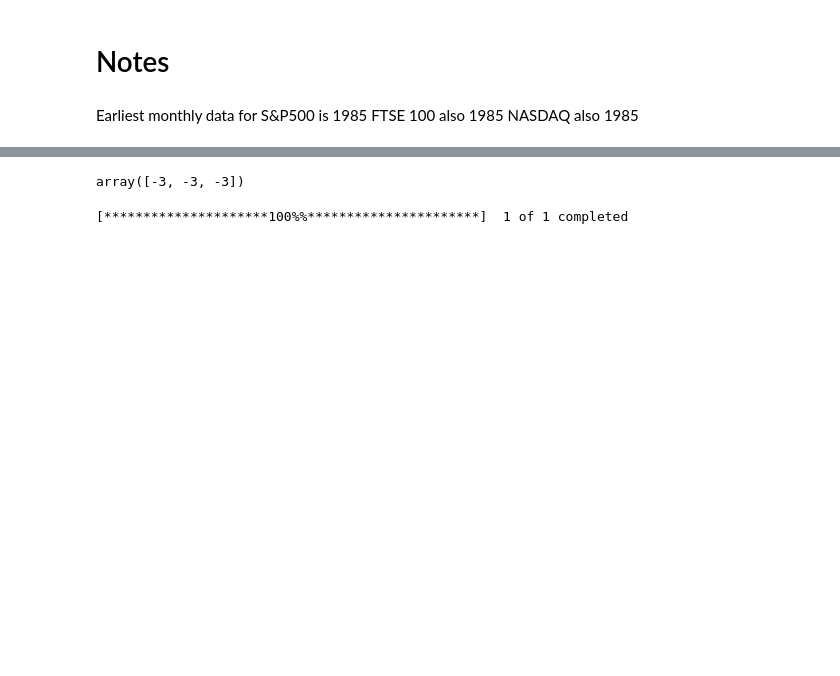
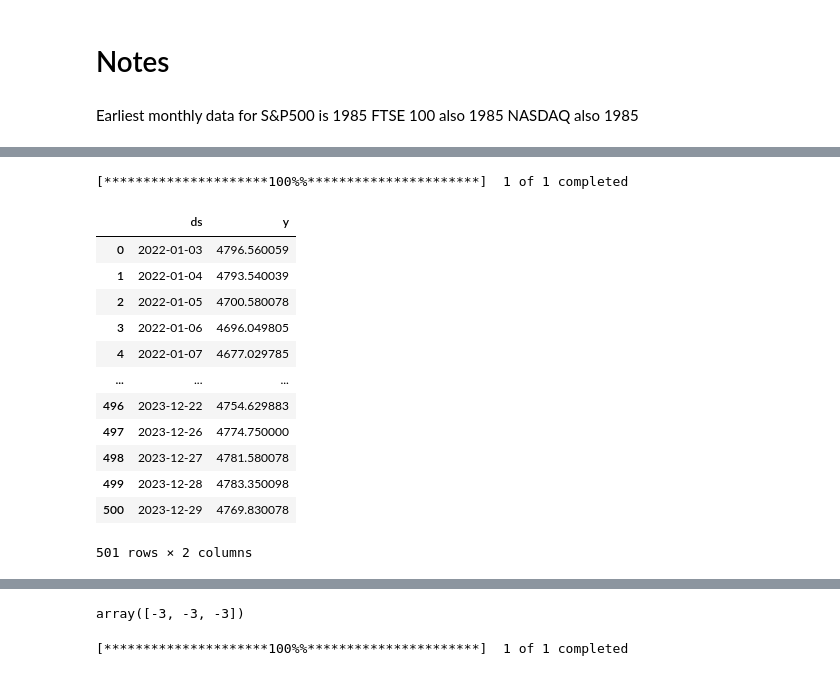
Before and after one commit to filip-topic/Time-Series-Foundation-Models-in-Financial-time-series-prediction, a Jupyter notebook: notebook.ipynb, the cells around one changed output, grey strips where cells are left out. Saved outputs shown, nothing was run; the diff lists cells and outputs as text; code cells hidden in the pictures; blank space fills up the shorter version.

```diff
--- a/notebook.ipynb
+++ b/notebook.ipynb
@@ -38,0 +59,20 @@ a
+# %%
+b = data_loader.get_data(type = "index",ticker="S&P 500", frequency = "daily", start = "2022-01-01", end = "2024-01-01", rtrn = False)
+# %% [output]
+[*********************100%%**********************]  1 of 1 completed
+# %%
+b
+# %% [output]
+|  | ds | y |
+| 0 | 2022-01-03 | 4796.560059 |
+| 1 | 2022-01-04 | 4793.540039 |
+| 2 | 2022-01-05 | 4700.580078 |
+| 3 | 2022-01-06 | 4696.049805 |
+| 4 | 2022-01-07 | 4677.029785 |
+| ... | ... | ... |
+| 496 | 2023-12-22 | 4754.629883 |
+| 497 | 2023-12-26 | 4774.750000 |
+| 498 | 2023-12-27 | 4781.580078 |
+| 499 | 2023-12-28 | 4783.350098 |
+| 500 | 2023-12-29 | 4769.830078 |
+501 rows × 2 columns
```
Also changed, not shown: parts of 13 cells of this notebook, 8 other files.
